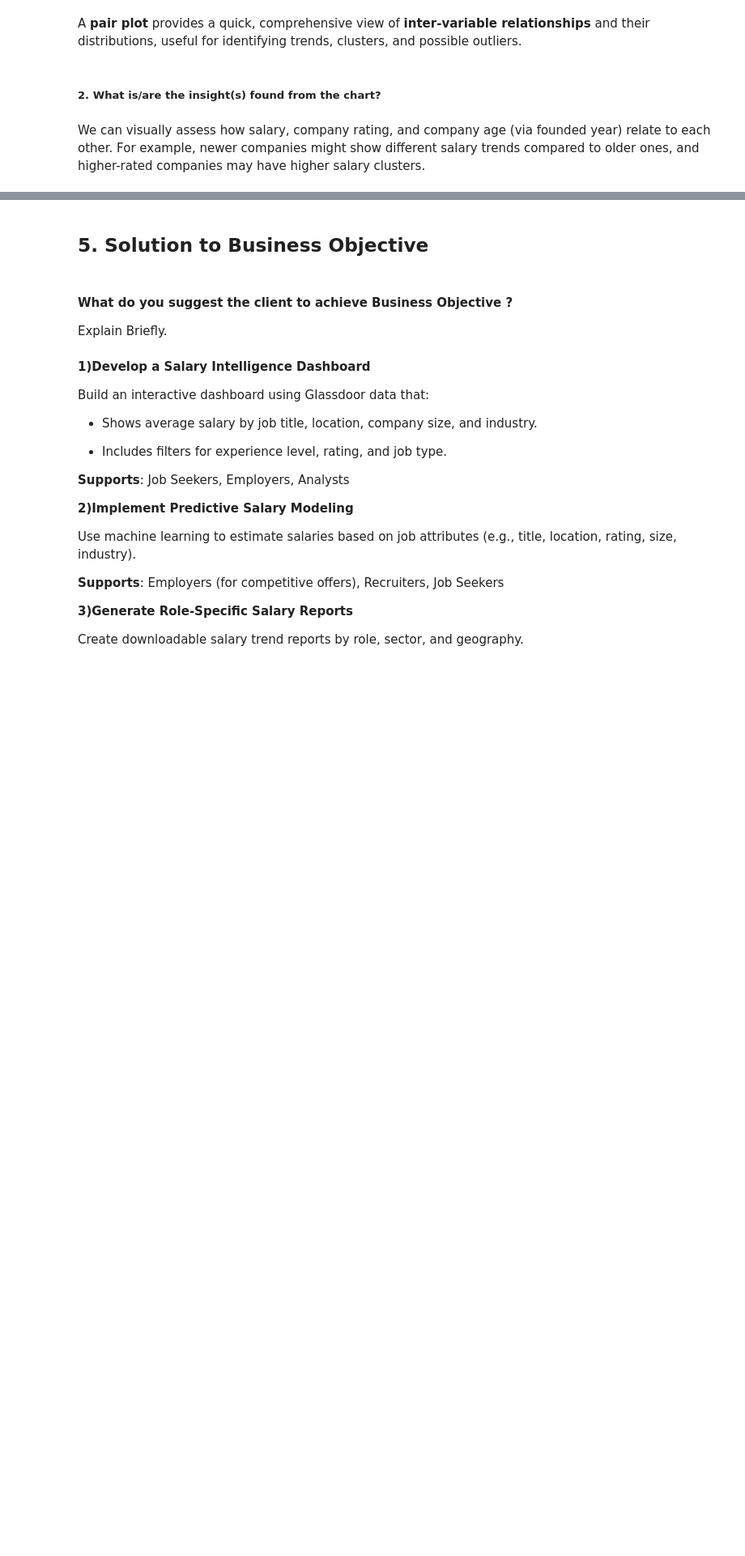
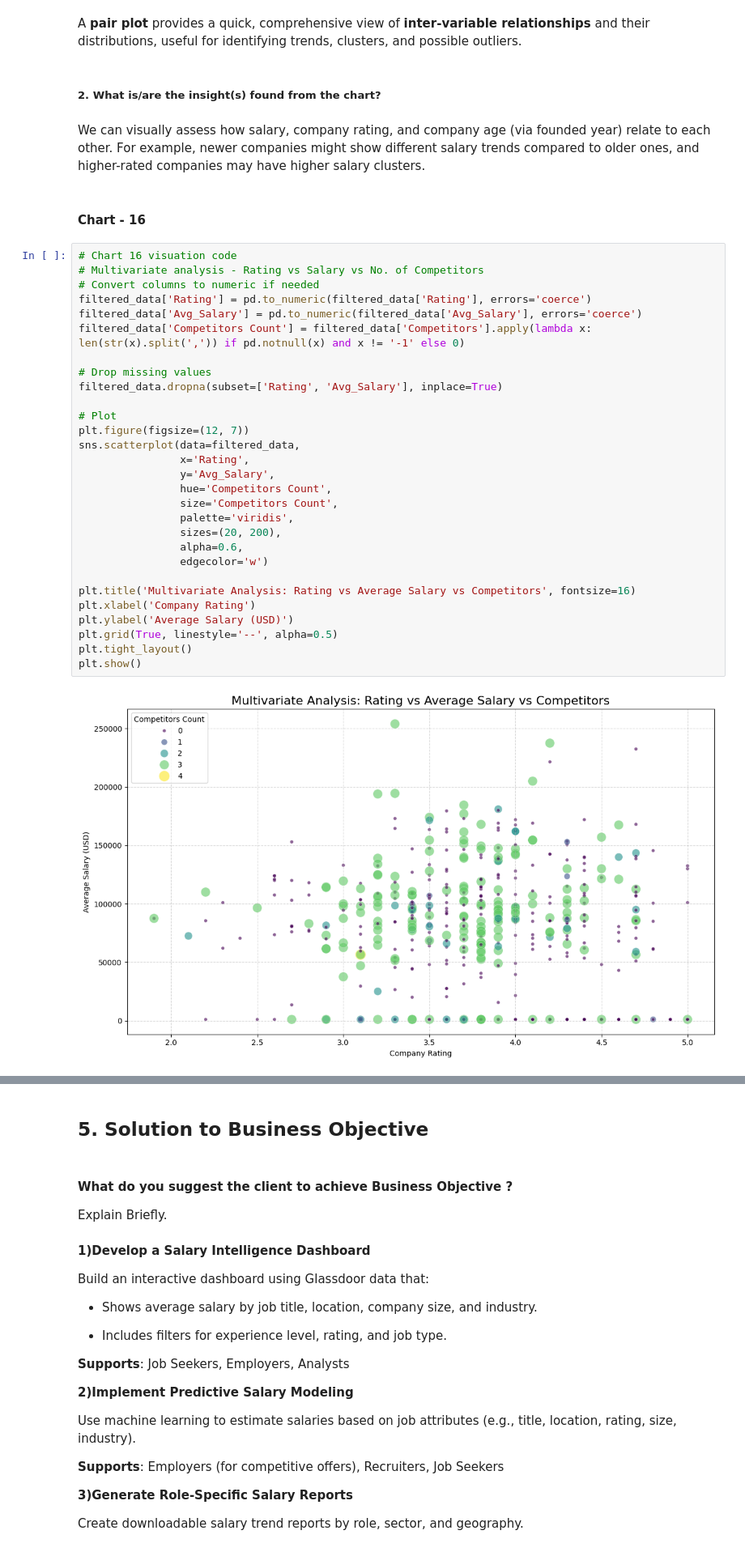
Before and after one commit to ManojMaster7/Glassdoor_Project, a Jupyter notebook: Glassdoor_project.ipynb, the cells around one changed output, grey strips where cells are left out. Shown at 81% size. Cells and saved outputs as stored; diff of their text form; blank space fills up the shorter version.

```diff
--- a/Glassdoor_project.ipynb
+++ b/Glassdoor_project.ipynb
@@ -1288,3 +1288,36 @@ A **pair plot** provides a quick, comprehensive view of **inter-variable relatio
 ##### 2. What is/are the insight(s) found from the chart?
 # %% [markdown]
 We can visually assess how salary, company rating, and company age (via founded year) relate to each other. For example, newer companies might show different salary trends compared to older ones, and higher-rated companies may have higher salary clusters.
+# %% [markdown]
+#### Chart - 16
+# %%
+# Chart 16 visuation code
+# Multivariate analysis - Rating vs Salary vs No. of Competitors
+# Convert columns to numeric if needed
+filtered_data['Rating'] = pd.to_numeric(filtered_data['Rating'], errors='coerce')
+filtered_data['Avg_Salary'] = pd.to_numeric(filtered_data['Avg_Salary'], errors='coerce')
+filtered_data['Competitors Count'] = filtered_data['Competitors'].apply(lambda x: len(str(x).split(',')) if pd.notnull(x) and x != '-1' else 0)
+
+# Drop missing values
+filtered_data.dropna(subset=['Rating', 'Avg_Salary'], inplace=True)
+
+# Plot
+plt.figure(figsize=(12, 7))
+sns.scatterplot(data=filtered_data,
+                x='Rating',
+                y='Avg_Salary',
+                hue='Competitors Count',
+                size='Competitors Count',
+                palette='viridis',
+                sizes=(20, 200),
+                alpha=0.6,
+                edgecolor='w')
+
+plt.title('Multivariate Analysis: Rating vs Average Salary vs Competitors', fontsize=16)
+plt.xlabel('Company Rating')
+plt.ylabel('Average Salary (USD)')
+plt.grid(True, linestyle='--', alpha=0.5)
+plt.tight_layout()
+plt.show()
+# %% [output]
+[figure, added]
```
Also changed, not shown: parts of 30 cells of this notebook.
